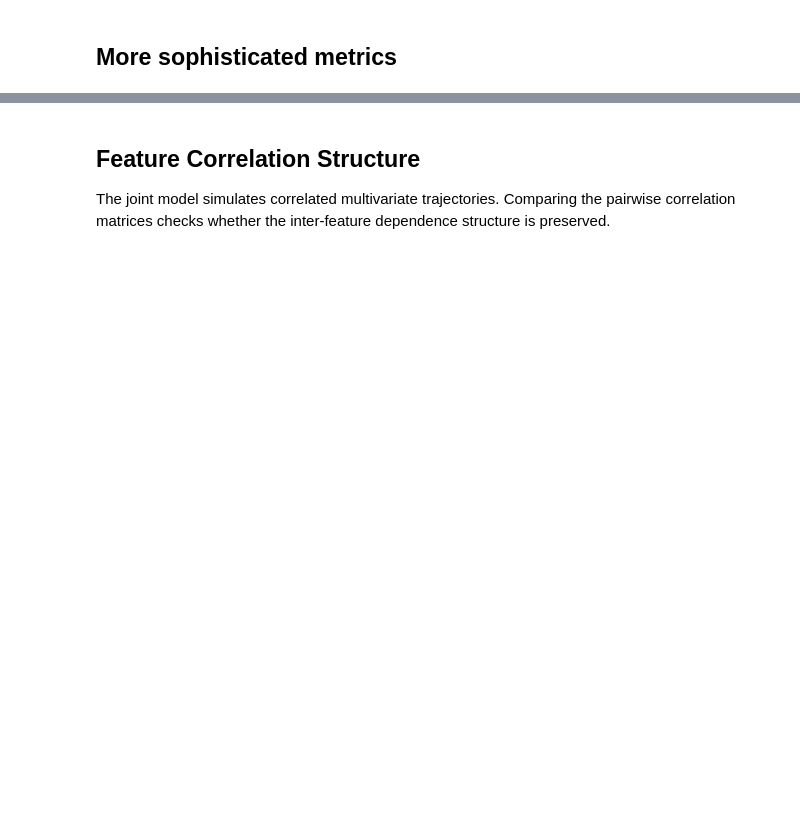
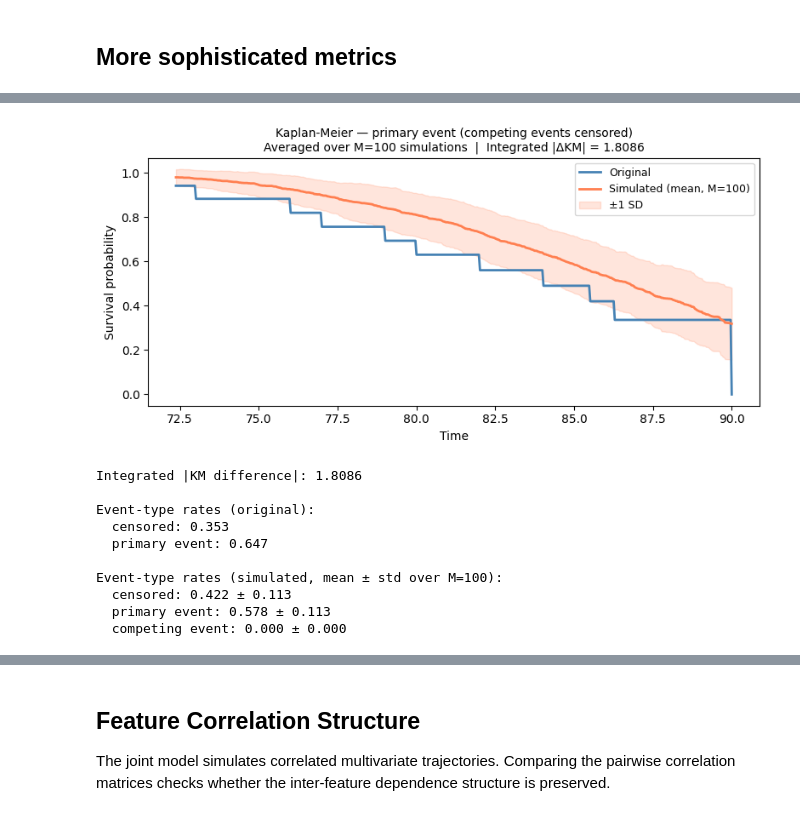
Before and after one commit to aramis-lab/leaspy, a Jupyter notebook: notebooks/2. Metrics.ipynb, the cells around one changed output, grey strips where cells are left out. Drawn from its saved outputs; the diff is of its cells as text; code cells hidden in the pictures; blank space fills up the shorter version.

```diff
--- a/notebooks/2. Metrics.ipynb
+++ b/notebooks/2. Metrics.ipynb
@@ -300,0 +223,76 @@ display(visit_summary)
+# %%
+
+# One row per patient — original
+surv_orig = df.drop_duplicates('ID')[['EVENT_TIME', 'EVENT_BOOL']].dropna().copy()
+surv_orig['event'] = (surv_orig['EVENT_BOOL'] == 1).astype(int)
+
+# Common time grid
+t_min = surv_orig['EVENT_TIME'].min()
+t_max = surv_orig['EVENT_TIME'].max()
+t_grid = np.linspace(t_min, t_max, 500)
+
+# KM for original
+kmf_orig = KaplanMeierFitter()
+kmf_orig.fit(surv_orig['EVENT_TIME'], surv_orig['event'])
+s_orig = kmf_orig.survival_function_at_times(t_grid).values
+
+# KM for each simulation → collect survival curves on the common grid
+s_sims = []
+event_rates = {k: [] for k in [0, 1, 2]}
+
+for df_s in sims:
+    surv_s = df_s.drop_duplicates('ID')[['EVENT_TIME', 'EVENT_BOOL']].dropna().copy()
+    surv_s['event'] = (surv_s['EVENT_BOOL'] == 1).astype(int)
+    kmf_s = KaplanMeierFitter()
+    kmf_s.fit(surv_s['EVENT_TIME'], surv_s['event'])
+    s_sims.append(kmf_s.survival_function_at_times(t_grid).values)
+    vc = surv_s['EVENT_BOOL'].value_counts(normalize=True)
+    for k in [0, 1, 2]:
+        event_rates[k].append(vc.get(k, 0.0))
+
+s_sims    = np.array(s_sims)          # (M, 500)
+s_sim_mean = s_sims.mean(axis=0)
+s_sim_std  = s_sims.std(axis=0)
+
+integrated_diff = np.trapz(np.abs(s_orig - s_sim_mean), t_grid)
+
+fig, ax = plt.subplots(figsize=(8, 4))
+ax.plot(t_grid, s_orig, color='steelblue', lw=2, label='Original')
+ax.plot(t_grid, s_sim_mean, color='coral', lw=2, label=f'Simulated (mean, M={M})')
+ax.fill_between(t_grid, s_sim_mean - s_sim_std, s_sim_mean + s_sim_std,
+                alpha=0.2, color='coral', label='±1 SD')
+ax.set_title(
+    f'Kaplan-Meier — primary event (competing events censored)\n'
+    f'Averaged over M={M} simulations  |  Integrated |ΔKM| = {integrated_diff:.4f}',
+    fontsize=10
+)
+ax.set_xlabel('Time')
+ax.set_ylabel('Survival probability')
+ax.legend(fontsize=9)
+plt.tight_layout()
+plt.show()
+
+print('Integrated |KM difference|:', round(integrated_diff, 4))
+
+# Event-type breakdown
+names = {0: 'censored', 1: 'primary event', 2: 'competing event'}
+vc_orig = surv_orig['EVENT_BOOL'].value_counts(normalize=True).sort_index()
+print('\nEvent-type rates (original):')
+for k, v in vc_orig.items():
+    print(f"  {names.get(k, k)}: {v:.3f}")
+print(f'\nEvent-type rates (simulated, mean ± std over M={M}):')
+for k in [0, 1, 2]:
+    vals = event_rates[k]
+    print(f"  {names[k]}: {np.mean(vals):.3f} ± {np.std(vals):.3f}")
+# %% [output]
+[figure, added]
+Integrated |KM difference|: 1.8086
+
+Event-type rates (original):
+  censored: 0.353
+  primary event: 0.647
+
+Event-type rates (simulated, mean ± std over M=100):
+  censored: 0.422 ± 0.113
+  primary event: 0.578 ± 0.113
+  competing event: 0.000 ± 0.000
```
Also changed, not shown: parts of 13 cells of this notebook.
